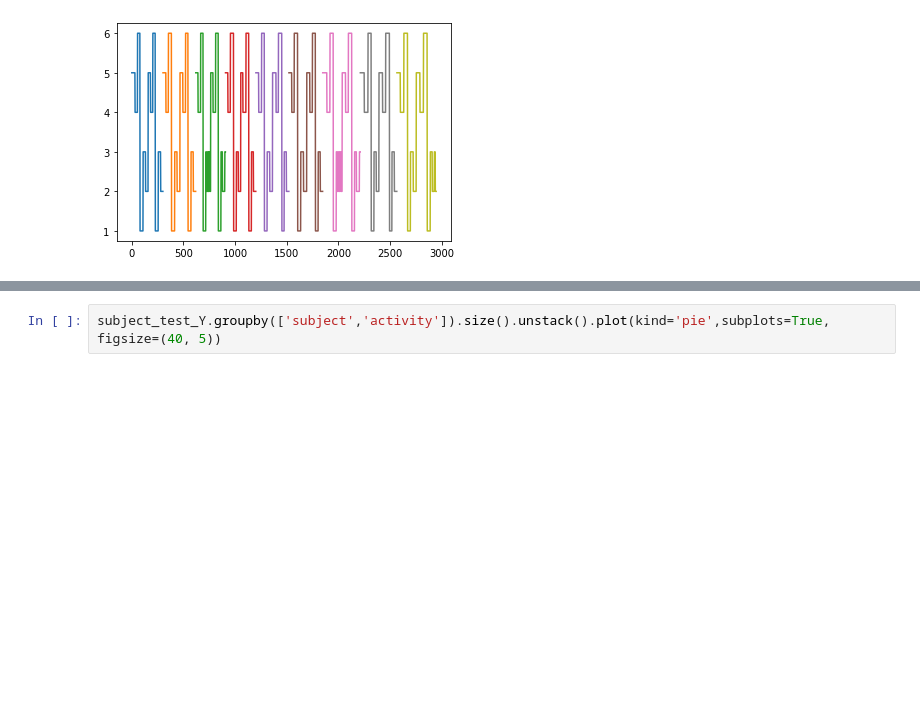
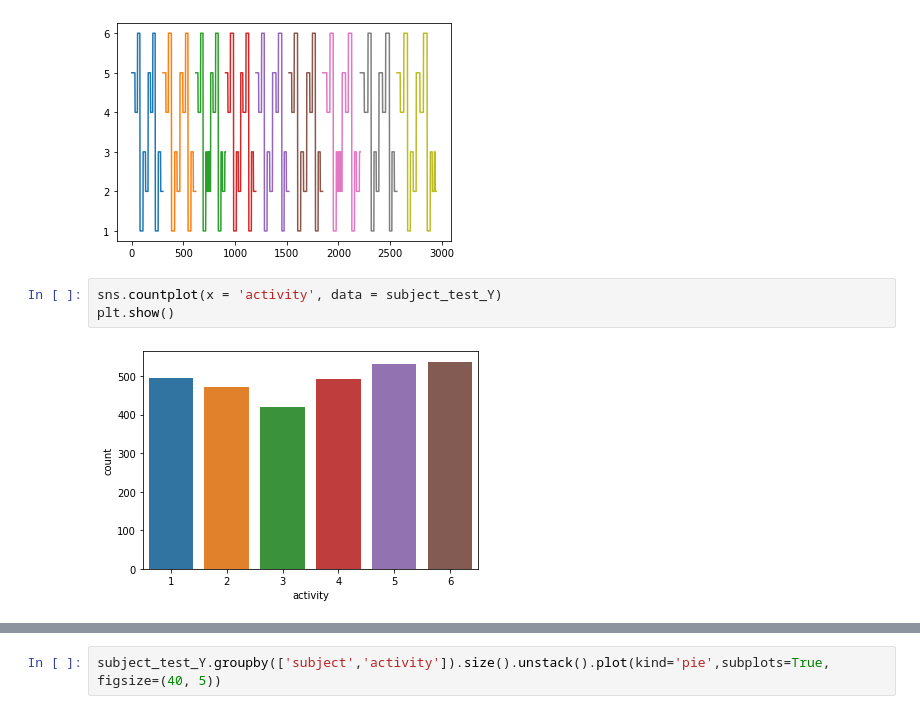
Before and after one commit to JayPBhatia/SUTDML2021Project, a Jupyter notebook: SUTDML2021Project.ipynb, the cells around one changed output, grey strips where cells are left out. Saved outputs shown, nothing was run; the diff lists cells and outputs as text; blank space fills up the shorter version.

```diff
--- a/SUTDML2021Project.ipynb
+++ b/SUTDML2021Project.ipynb
@@ -145,3 +145,8 @@ subject
 24    AxesSubplot(0.125,0.125;0.775x0.755)
 Name: activity, dtype: object
 [figure]
+# %%
+sns.countplot(x = 'activity', data = subject_test_Y)
+plt.show()
+# %% [output]
+[figure, added]
```
Also changed, not shown: parts of 5 cells of this notebook.
